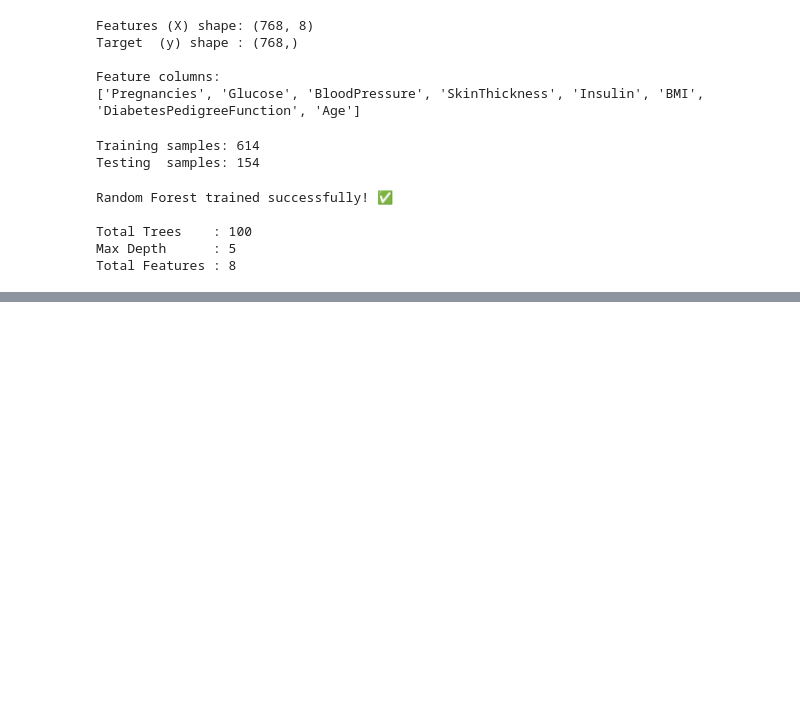
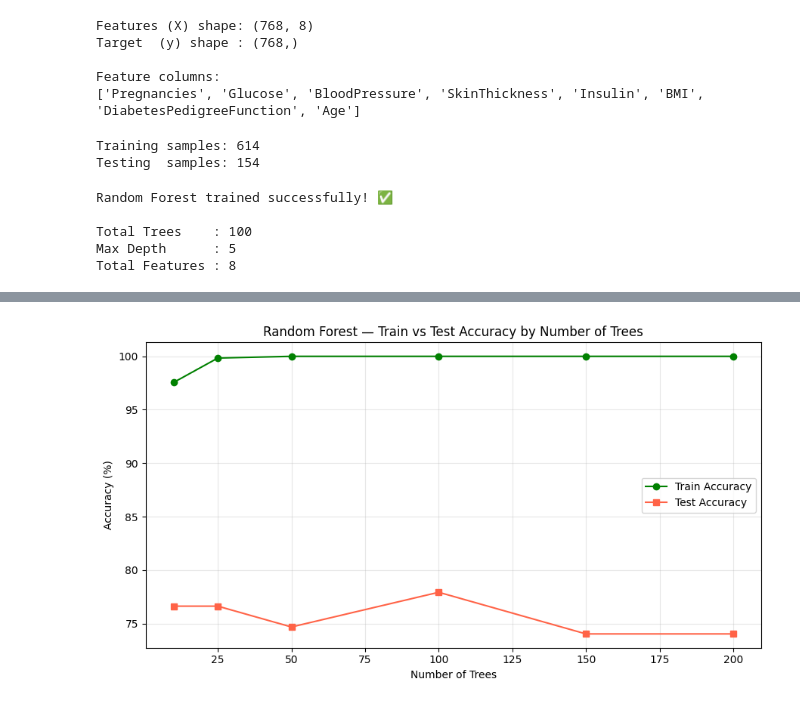
Before and after one commit to abdullah123-collab/Machine_Learning-, a Jupyter notebook: Basics/Comparing_Models/Diabetes/Random_Forest.ipynb, the cells around one changed output, grey strips where cells are left out. Cells and saved outputs as stored; diff of their text form; code cells hidden in the pictures; blank space fills up the shorter version.

```diff
--- a/Basics/Comparing_Models/Diabetes/Random_Forest.ipynb
+++ b/Basics/Comparing_Models/Diabetes/Random_Forest.ipynb
@@ -193,0 +266,23 @@ Total Features : 8
+# %%
+tree_range  = [10, 25, 50, 100, 150, 200]
+train_accs  = []
+test_accs   = []
+
+for n in tree_range:
+    rf = RandomForestClassifier(n_estimators=n, random_state=42, n_jobs=-1)
+    rf.fit(X_train, y_train)
+    train_accs.append(accuracy_score(y_train, rf.predict(X_train)) * 100)
+    test_accs.append(accuracy_score(y_test,  rf.predict(X_test))  * 100)
+
+plt.figure(figsize=(9, 5))
+plt.plot(tree_range, train_accs, marker='o', label='Train Accuracy', color='green')
+plt.plot(tree_range, test_accs,  marker='s', label='Test Accuracy',  color='tomato')
+plt.title('Random Forest — Train vs Test Accuracy by Number of Trees')
+plt.xlabel('Number of Trees')
+plt.ylabel('Accuracy (%)')
+plt.legend()
+plt.grid(True, alpha=0.3)
+plt.tight_layout()
+plt.show()
+# %% [output]
+[figure, added]
```
Also changed, not shown: parts of 3 cells of this notebook.
